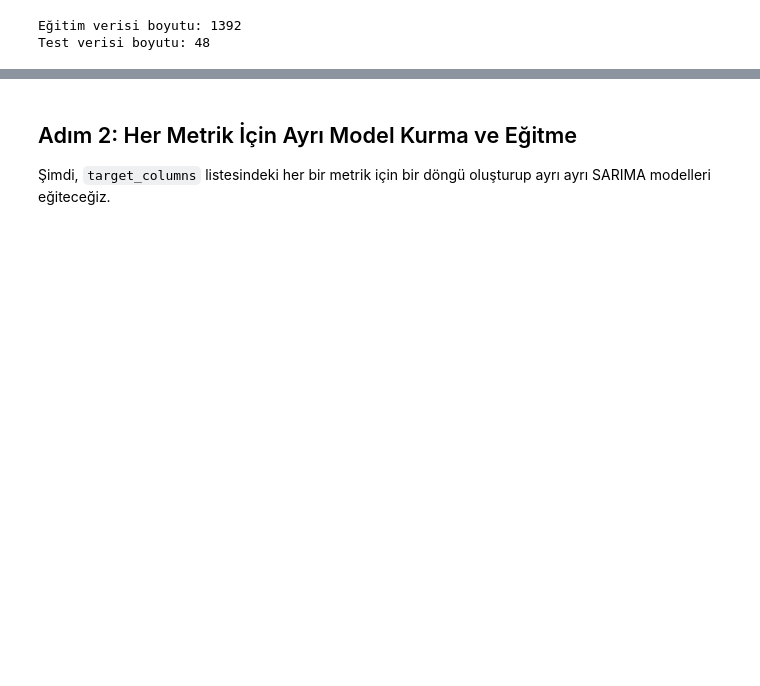
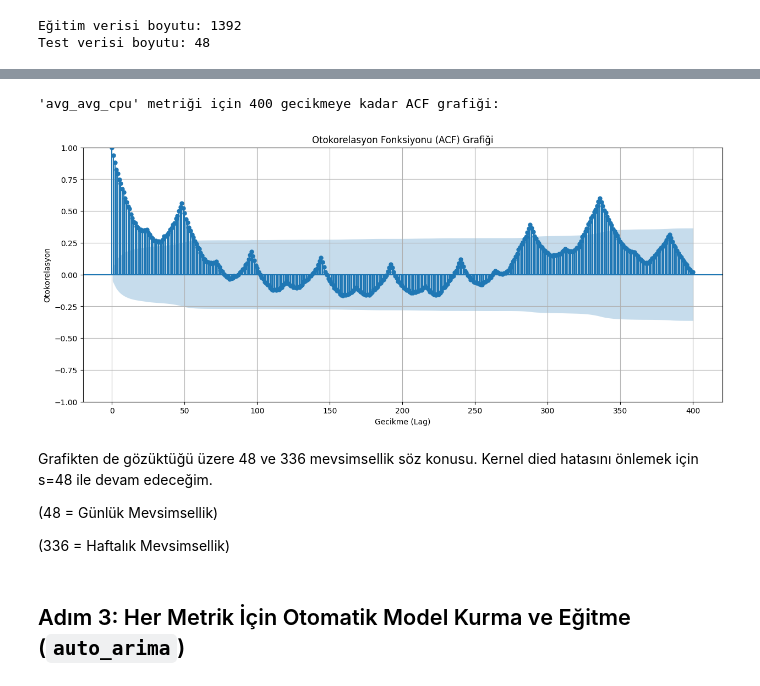
Before and after one commit to m24ih/Bites_CPU_Analizi, a Jupyter notebook: 2_SARIMA_Modeli.ipynb, the cells around one changed output, grey strips where cells are left out. Drawn from its saved outputs; the diff is of its cells as text; code cells hidden in the pictures; blank space fills up the shorter version.

Commit message:
Feedbacklere uygun gelistirmeler yapildi, SARIMA modeli iyilestirildi

```diff
--- a/2_SARIMA_Modeli.ipynb
+++ b/2_SARIMA_Modeli.ipynb
@@ -36,5 +85,25 @@ Test verisi boyutu: 48
+# %%
+plt.rcParams['figure.figsize'] = (15, 6)
+lags_to_check = 400 # Haftalık döngüyü görebilmek için
+
+print(f"'avg_avg_cpu' metriği için {lags_to_check} gecikmeye kadar ACF grafiği:")
+plot_acf(train_data['avg_avg_cpu'].dropna(), lags=lags_to_check)
+plt.xlabel("Gecikme (Lag)")
+plt.ylabel("Otokorelasyon")
+plt.title("Otokorelasyon Fonksiyonu (ACF) Grafiği")
+plt.grid(True)
+plt.show()
+
+plt.rcParams['figure.figsize'] = plt.rcParamsDefault['figure.figsize']
+# %% [output]
+'avg_avg_cpu' metriği için 400 gecikmeye kadar ACF grafiği:
+[figure, added]
+# %% [markdown]
+Grafikten de gözüktüğü üzere 48 ve 336 mevsimsellik söz konusu. Kernel died hatasını önlemek için s=48 ile devam edeceğim.
+
+(48 = Günlük Mevsimsellik)
+
+(336 = Haftalık Mevsimsellik)
 # %% [markdown]
-## Adım 2: Her Metrik İçin Ayrı Model Kurma ve Eğitme
-
-Şimdi, `target_columns` listesindeki her bir metrik için bir döngü oluşturup ayrı ayrı SARIMA modelleri eğiteceğiz.
+## Adım 3: Her Metrik İçin Otomatik Model Kurma ve Eğitme (`auto_arima`)
 # %%
```
Also changed, not shown: parts of 15 cells of this notebook, 1 other file.
